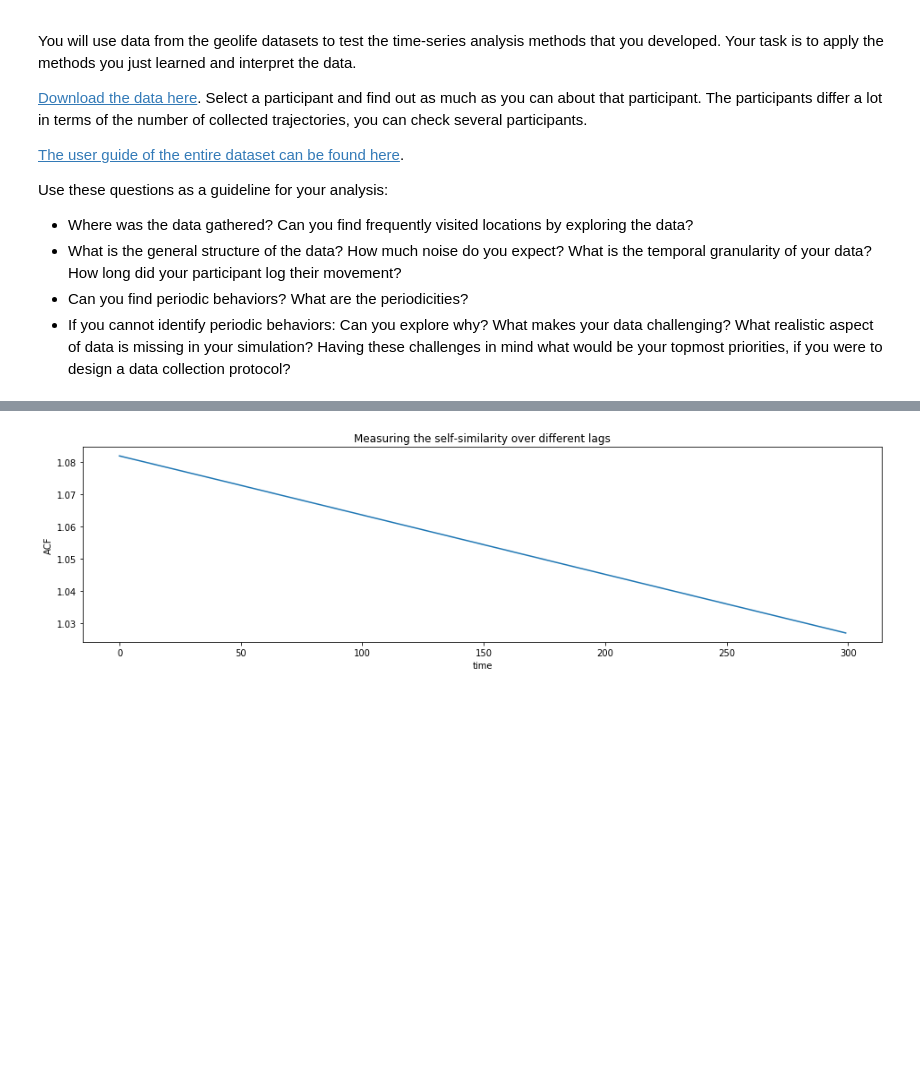
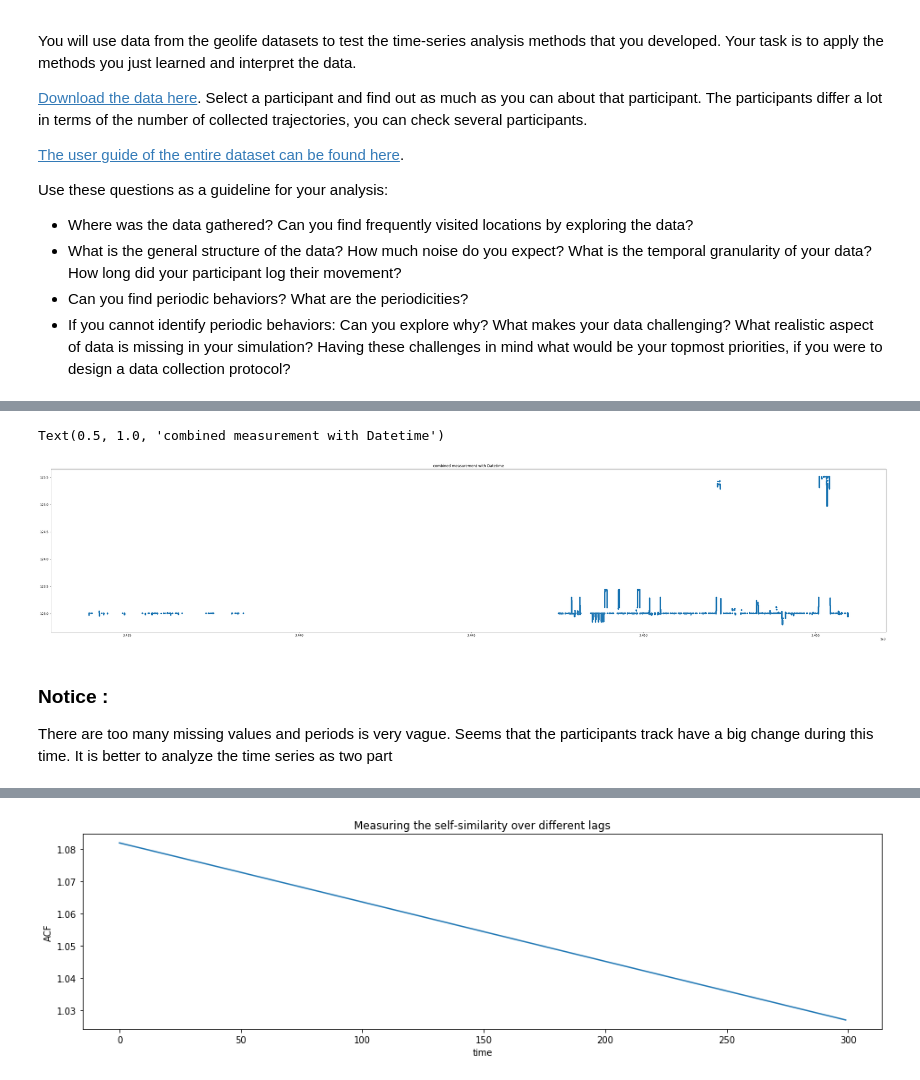
Before and after one commit to BraydenZhang/UrbanComputing_Assignment1, a Jupyter notebook: Assignment1_Exercises.ipynb, the cells around one changed output, grey strips where cells are left out. Drawn from its saved outputs; the diff is of its cells as text; code cells hidden in the pictures; blank space fills up the shorter version.

```diff
--- a/Assignment1_Exercises.ipynb
+++ b/Assignment1_Exercises.ipynb
@@ -595,0 +639,12 @@ min_lat, max_lat, mode_num, len(data)
+# %%
+# combine lat and long
+P = np.sqrt(lat * lat + lon * lon)
+plt.figure(figsize=(50,10))
+plt.plot(datetime, P, ".")
+plt.title("combined measurement with Datetime")
+# %% [output]
+Text(0.5, 1.0, 'combined measurement with Datetime')
+[figure, added]
+# %% [markdown]
+### Notice :
+There are too many missing values and periods is very vague. Seems that the participants track have a big change during this time. It is better to analyze the time series as two part
```
Also changed, not shown: parts of 22 cells of this notebook.
